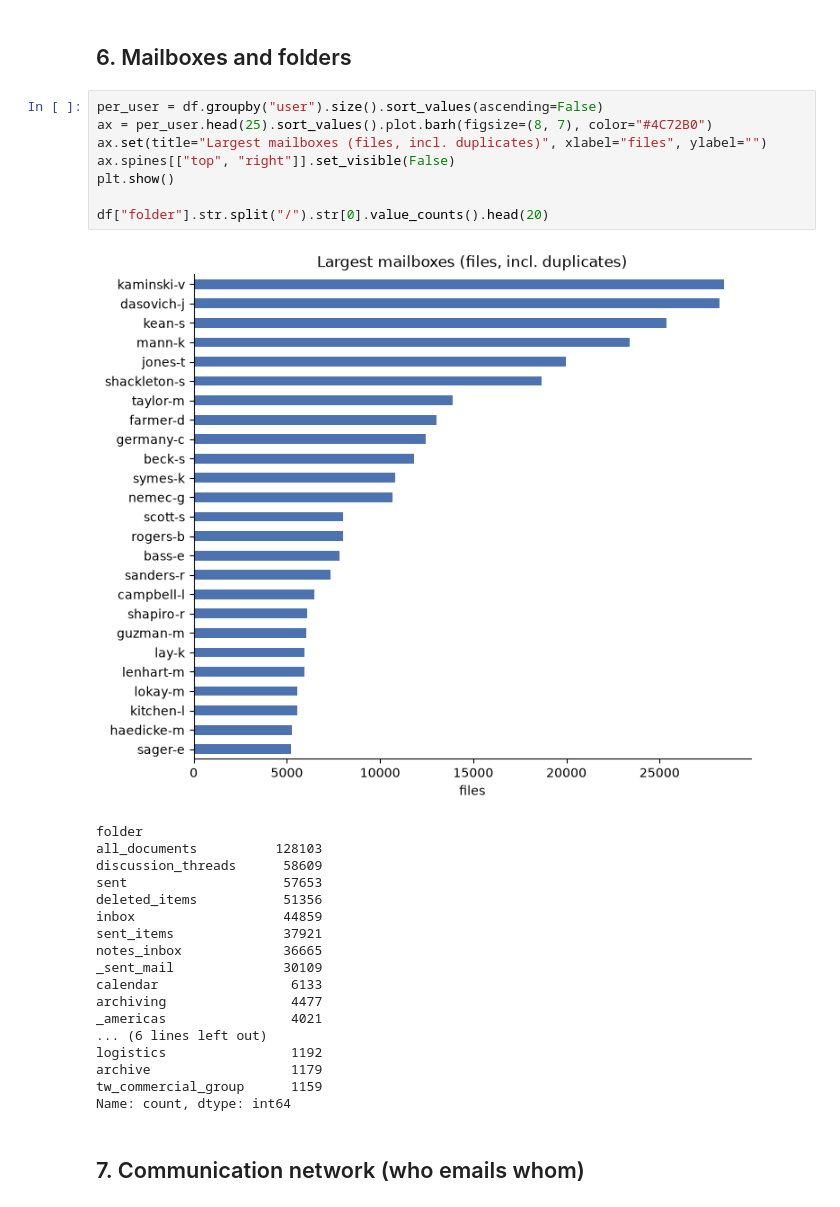
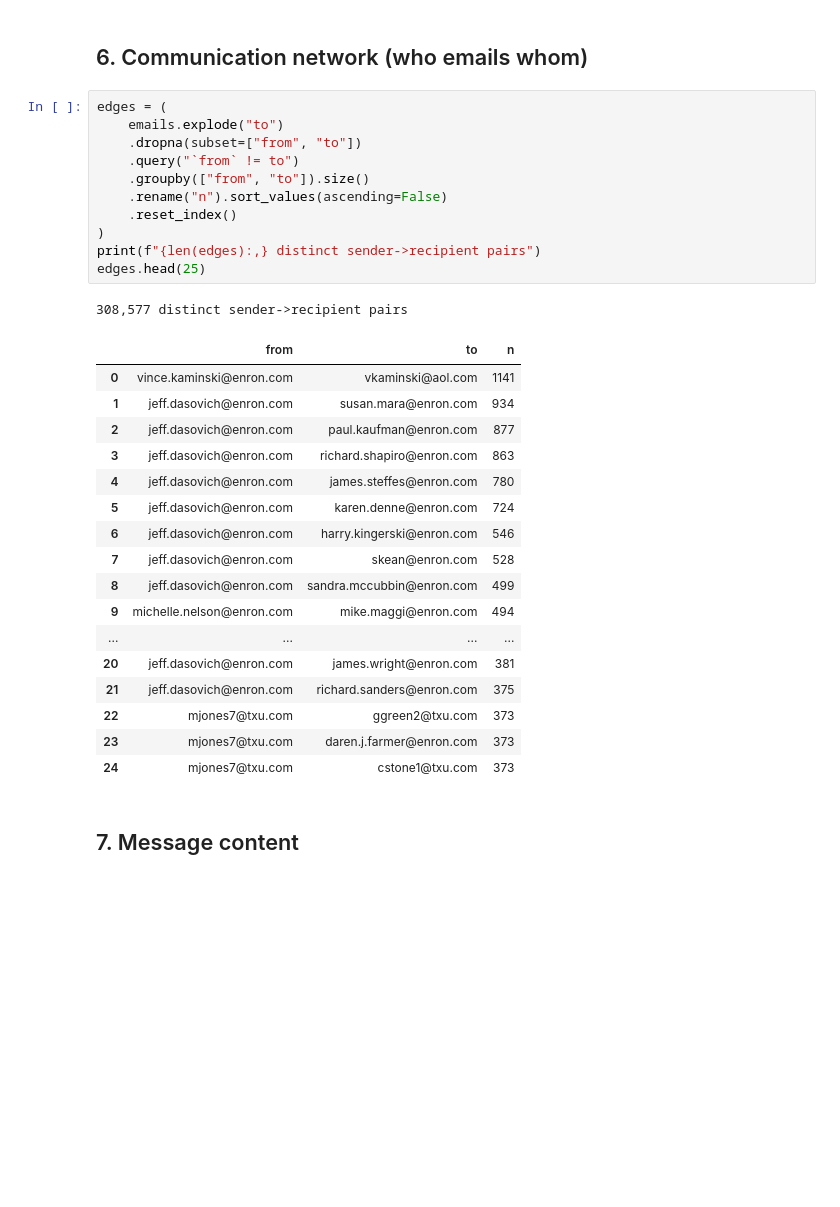
Before and after one commit to wmar-dev/jevron, a Jupyter notebook: enron_analysis.ipynb, the cells around one changed output. Drawn from its saved outputs; the diff is of its cells as text; blank space fills up the shorter version.

```diff
--- a/enron_analysis.ipynb
+++ b/enron_analysis.ipynb
@@ -196,32 +155,35 @@ Name: count, dtype: int64
 # %% [markdown]
-## 6. Mailboxes and folders
+## 6. Communication network (who emails whom)
 # %%
-per_user = df.groupby("user").size().sort_values(ascending=False)
-ax = per_user.head(25).sort_values().plot.barh(figsize=(8, 7), color="#4C72B0")
-ax.set(title="Largest mailboxes (files, incl. duplicates)", xlabel="files", ylabel="")
-ax.spines[["top", "right"]].set_visible(False)
-plt.show()
-
-df["folder"].str.split("/").str[0].value_counts().head(20)
+edges = (
+    emails.explode("to")
+    .dropna(subset=["from", "to"])
+    .query("`from` != to")
+    .groupby(["from", "to"]).size()
+    .rename("n").sort_values(ascending=False)
+    .reset_index()
+)
+print(f"{len(edges):,} distinct sender->recipient pairs")
+edges.head(25)
 # %% [output]
-[figure, removed]
-folder
-all_documents          128103
-discussion_threads      58609
-sent                    57653
-deleted_items           51356
-inbox                   44859
-sent_items              37921
-notes_inbox             36665
-_sent_mail              30109
-calendar                 6133
-archiving                4477
-_americas                4021
-... (6 lines left out)
-logistics                1192
-archive                  1179
-tw_commercial_group      1159
-Name: count, dtype: int64
+308,577 distinct sender->recipient pairs
+|  | from | to | n |
+| 0 | vince.kaminski@enron.com | vkaminski@aol.com | 1141 |
+| 1 | jeff.dasovich@enron.com | susan.mara@enron.com | 934 |
+| 2 | jeff.dasovich@enron.com | paul.kaufman@enron.com | 877 |
+| 3 | jeff.dasovich@enron.com | richard.shapiro@enron.com | 863 |
+| 4 | jeff.dasovich@enron.com | james.steffes@enron.com | 780 |
+| 5 | jeff.dasovich@enron.com | karen.denne@enron.com | 724 |
+| 6 | jeff.dasovich@enron.com | harry.kingerski@enron.com | 546 |
+| 7 | jeff.dasovich@enron.com | skean@enron.com | 528 |
+| 8 | jeff.dasovich@enron.com | sandra.mccubbin@enron.com | 499 |
+| 9 | michelle.nelson@enron.com | mike.maggi@enron.com | 494 |
+| ... | ... | ... | ... |
+| 20 | jeff.dasovich@enron.com | james.wright@enron.com | 381 |
+| 21 | jeff.dasovich@enron.com | richard.sanders@enron.com | 375 |
+| 22 | mjones7@txu.com | ggreen2@txu.com | 373 |
+| 23 | mjones7@txu.com | daren.j.farmer@enron.com | 373 |
+| 24 | mjones7@txu.com | cstone1@txu.com | 373 |
 # %% [markdown]
-## 7. Communication network (who emails whom)
+## 7. Message content
 # %%
```
Also changed, not shown: parts of 24 cells of this notebook, 1 other file.
